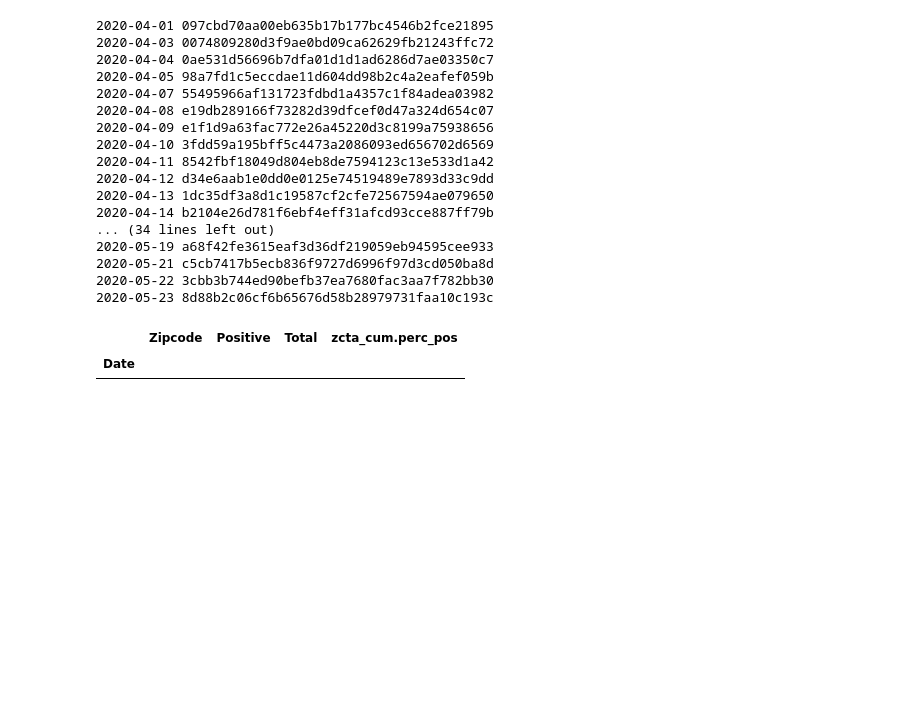
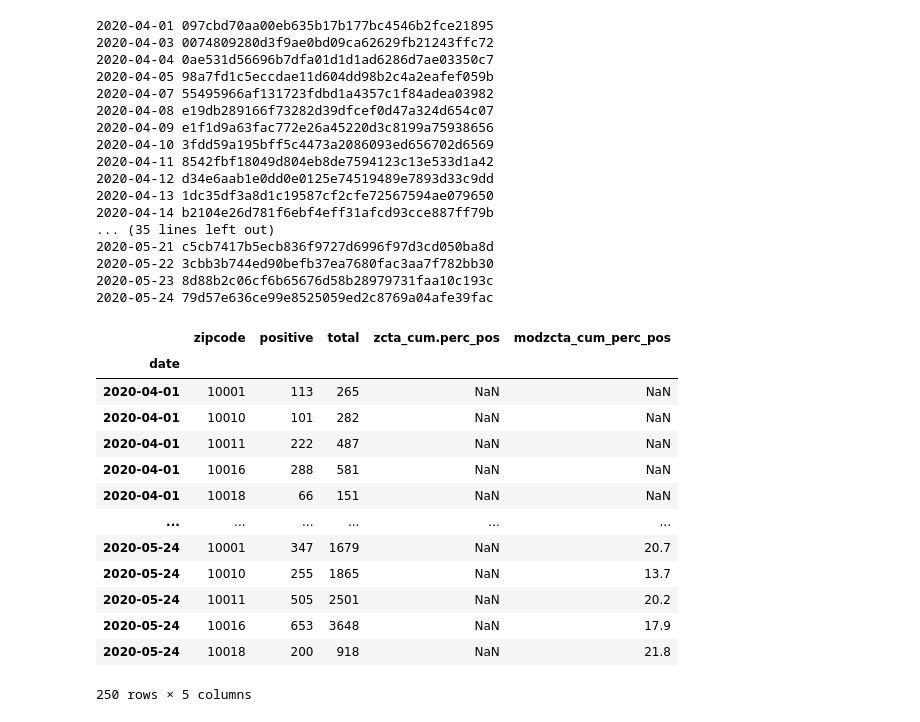
Before and after one commit to Xatter/coronavirus-data, a Jupyter notebook: Covid-19 Analysis My World.ipynb, the cells around one changed output. Saved outputs shown, nothing was run; the diff lists cells and outputs as text; code cells hidden in the pictures; blank space fills up the shorter version.

```diff
--- a/Covid-19 Analysis My World.ipynb
+++ b/Covid-19 Analysis My World.ipynb
@@ -37,12 +37,13 @@ for d, sha in date_set.items():
 
     data = pd.read_csv(StringIO(r.stdout.decode("utf-8")))
     data = data.dropna()
-    data['Date'] = pd.to_datetime(d)
-    data['MODZCTA'] = data['MODZCTA'].astype(int)
-    data.rename({'MODZCTA': 'Zipcode'}, axis='columns', inplace=True)
+    data.columns = map(str.lower, data.columns)
+    data['date'] = pd.to_datetime(d)
+    data['modzcta'] = data['modzcta'].astype(int)
+    data.rename({'modzcta': 'zipcode'}, axis='columns', inplace=True)
     # I removed the April 26th because it has bad data
-    data = data.query('Date != "2020-04-26"')
-    data = data.set_index('Date')
+    data = data.query('date != "2020-04-26"')
+    data = data.set_index('date')
     li.append(data)
 
 df = pd.concat(li)
@@ -59,28 +60,40 @@ df = pd.concat(li)
 2020-04-12 d34e6aab1e0dd0e0125e74519489e7893d33c9dd
 2020-04-13 1dc35df3a8d1c19587cf2cfe72567594ae079650
 2020-04-14 b2104e26d781f6ebf4eff31afcd93cce887ff79b
-... (34 lines left out)
-2020-05-19 a68f42fe3615eaf3d36df219059eb94595cee933
+... (35 lines left out)
 2020-05-21 c5cb7417b5ecb836f9727d6996f97d3cd050ba8d
 2020-05-22 3cbb3b744ed90befb37ea7680fac3aa7f782bb30
 2020-05-23 8d88b2c06cf6b65676d58b28979731faa10c193c
+2020-05-24 79d57e636ce99e8525059ed2c8769a04afe39fac
 # %%
 # zipcodes = [10001]
 zipcodes = [10001, 10018, 10016, 10010, 10011]
 # zipcodes = [11203, 11239, 10001]
 
 if len(zipcodes) == 0:
     filtered = df
 if len(zipcodes) == 1:
-    filtered = df.query(f'Zipcode == {zipcodes[0]} & Date != "2020-04-26"')
+    filtered = df.query(f'zipcode == {zipcodes[0]} & date != "2020-04-26"')
 else:
     zipcode_string = ",".join(map(str, zipcodes))
-    filtered = df.query(f'Zipcode in ({zipcode_string}) & Date != "2020-04-26"')
+    filtered = df.query(f'zipcode in ({zipcode_string}) & date != "2020-04-26"')
 
 filtered
 # %% [output]
-|  | Zipcode | Positive | Total | zcta_cum.perc_pos |
-| Date |  |  |  |  |
+|  | zipcode | positive | total | zcta_cum.perc_pos | modzcta_cum_perc_pos |
+| date |  |  |  |  |  |
+| 2020-04-01 | 10001 | 113 | 265 | NaN | NaN |
+| 2020-04-01 | 10010 | 101 | 282 | NaN | NaN |
+| 2020-04-01 | 10011 | 222 | 487 | NaN | NaN |
+| 2020-04-01 | 10016 | 288 | 581 | NaN | NaN |
+| 2020-04-01 | 10018 | 66 | 151 | NaN | NaN |
+| ... | ... | ... | ... | ... | ... |
+| 2020-05-24 | 10001 | 347 | 1679 | NaN | 20.7 |
+| 2020-05-24 | 10010 | 255 | 1865 | NaN | 13.7 |
+| 2020-05-24 | 10011 | 505 | 2501 | NaN | 20.2 |
+| 2020-05-24 | 10016 | 653 | 3648 | NaN | 17.9 |
+| 2020-05-24 | 10018 | 200 | 918 | NaN | 21.8 |
+250 rows × 5 columns
 # %%
 import plotly.graph_objects as go
 
```
Also changed, not shown: parts of 3 cells of this notebook.
